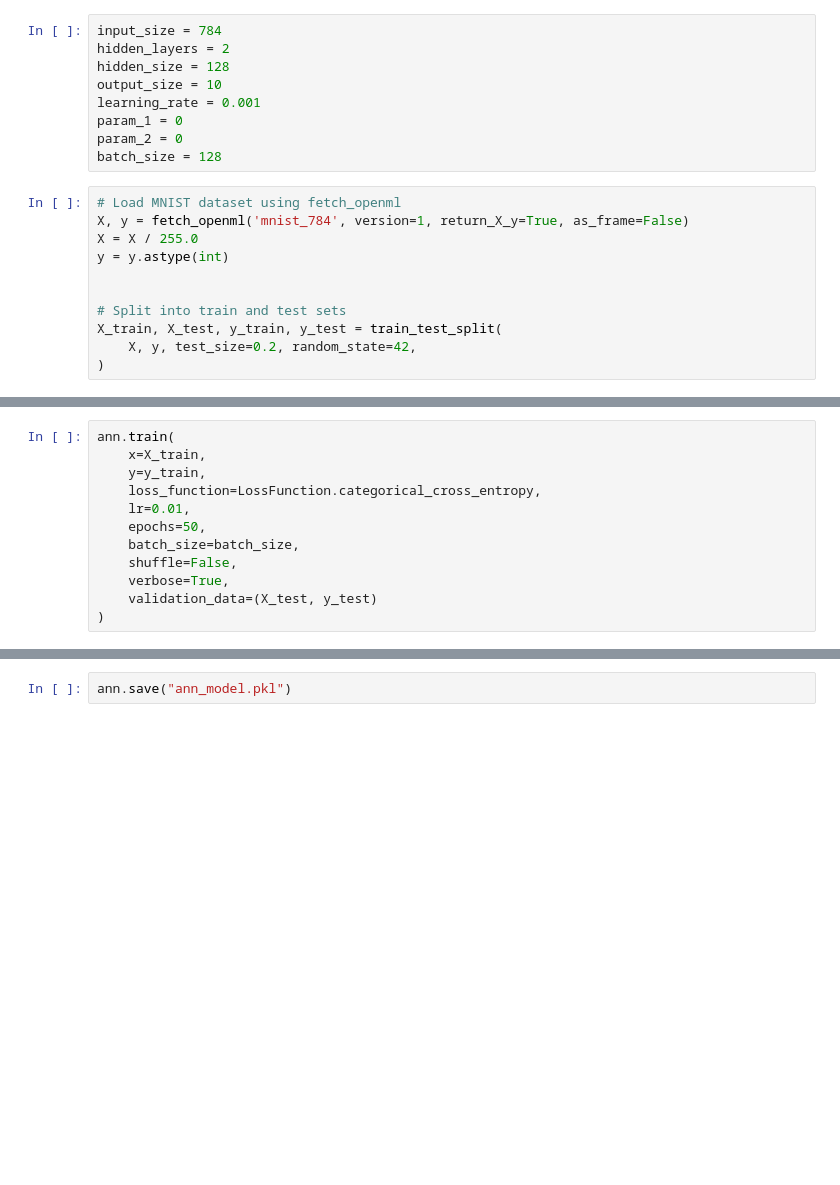
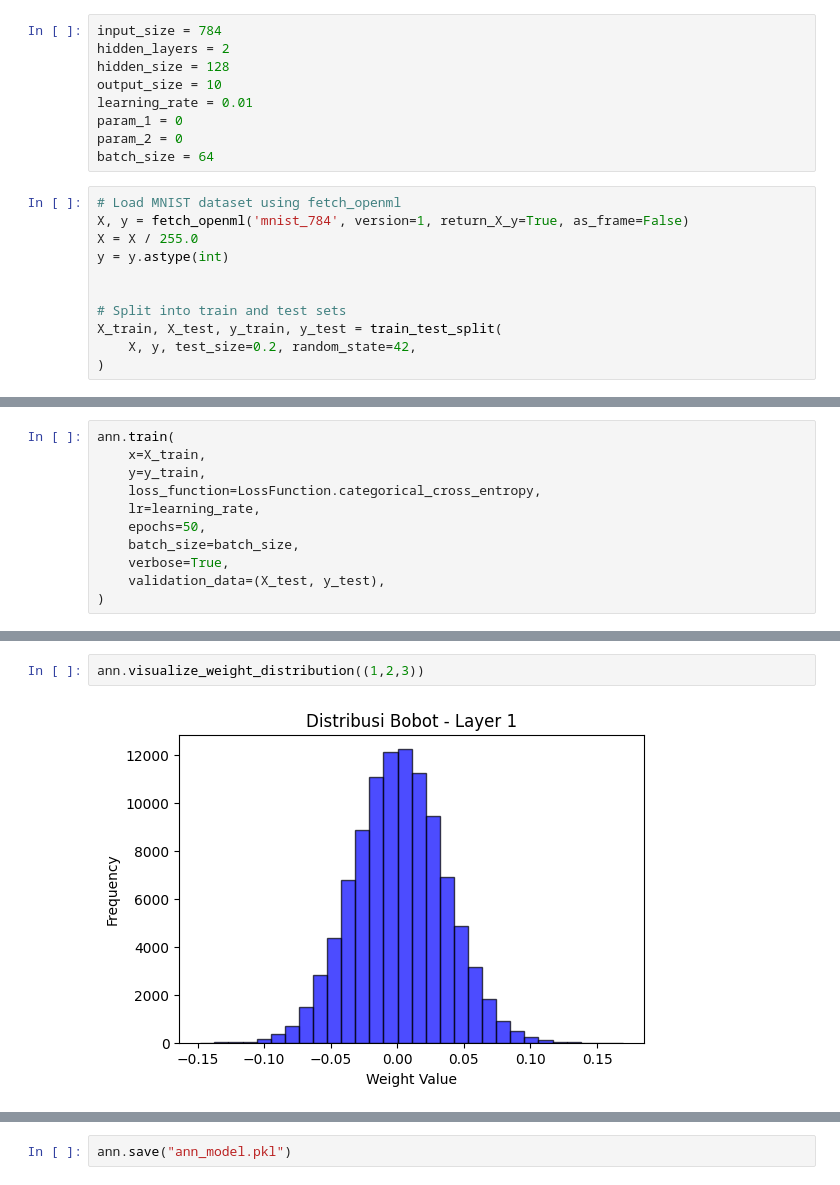
Before and after one commit to fauzanazz/Tubess-1-IF3270-PembelajaranMesin, a Jupyter notebook: simple.ipynb, the cells around one changed output, grey strips where cells are left out. Cells and saved outputs as stored; diff of their text form; blank space fills up the shorter version.

```diff
--- a/simple.ipynb
+++ b/simple.ipynb
@@ -24,10 +24,10 @@ input_size = 784
 hidden_layers = 2
 hidden_size = 128
 output_size = 10
-learning_rate = 0.001
+learning_rate = 0.01
 param_1 = 0
 param_2 = 0
-batch_size = 128
+batch_size = 64
 # %%
 # Load MNIST dataset using fetch_openml
 X, y = fetch_openml('mnist_784', version=1, return_X_y=True, as_frame=False)
@@ -79,11 +85,10 @@ ann.train(
     x=X_train,
     y=y_train,
     loss_function=LossFunction.categorical_cross_entropy,
-    lr=0.01,
+    lr=learning_rate,
     epochs=50,
     batch_size=batch_size,
-    shuffle=False,
     verbose=True,
-    validation_data=(X_test, y_test)
+    validation_data=(X_test, y_test),
 )
 # %% [output]
@@ -114,0 +120,4 @@ F1 Score: 0.9680068489737372
+# %%
+ann.visualize_weight_distribution((1,2,3))
+# %% [output]
+[figure, added]
```
Also changed, not shown: parts of 8 cells of this notebook, 11 other files.
